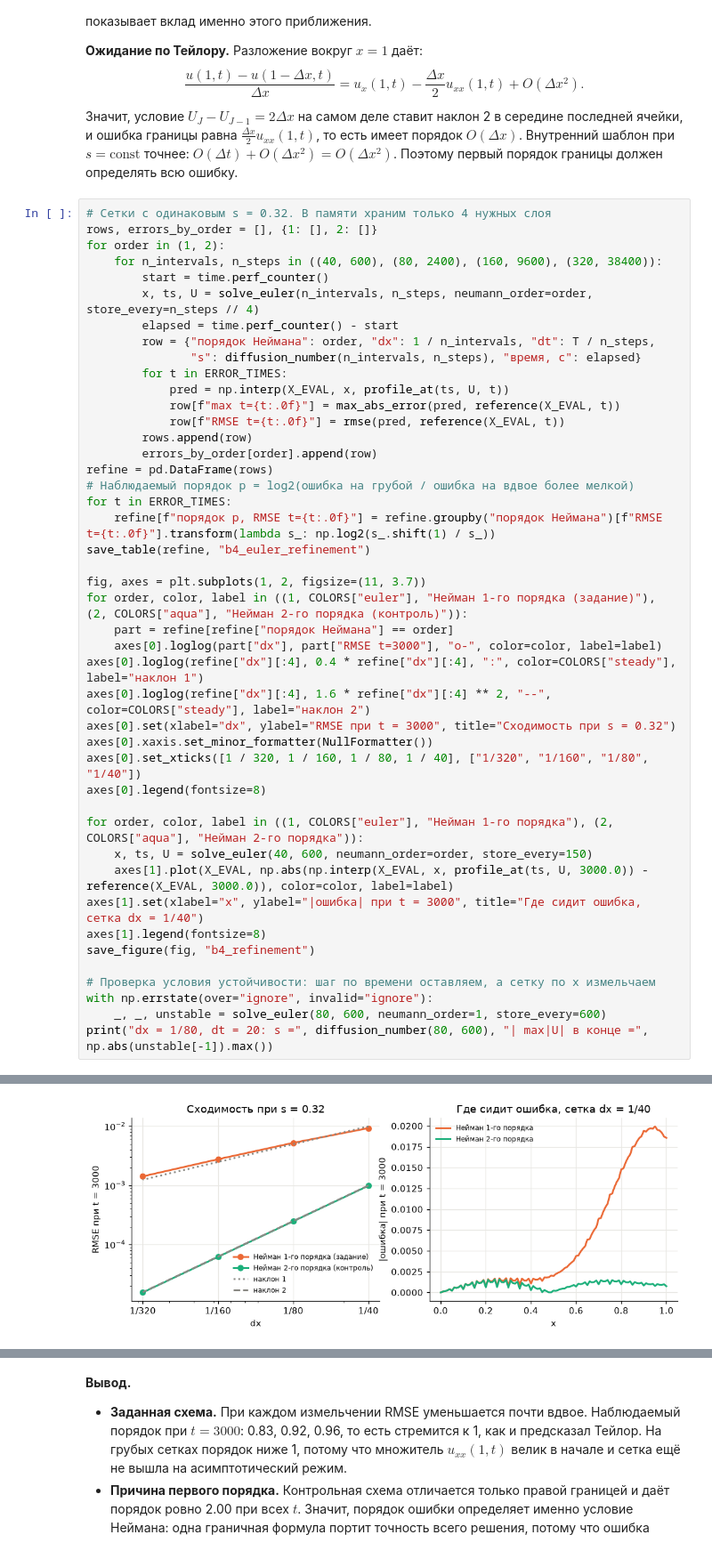
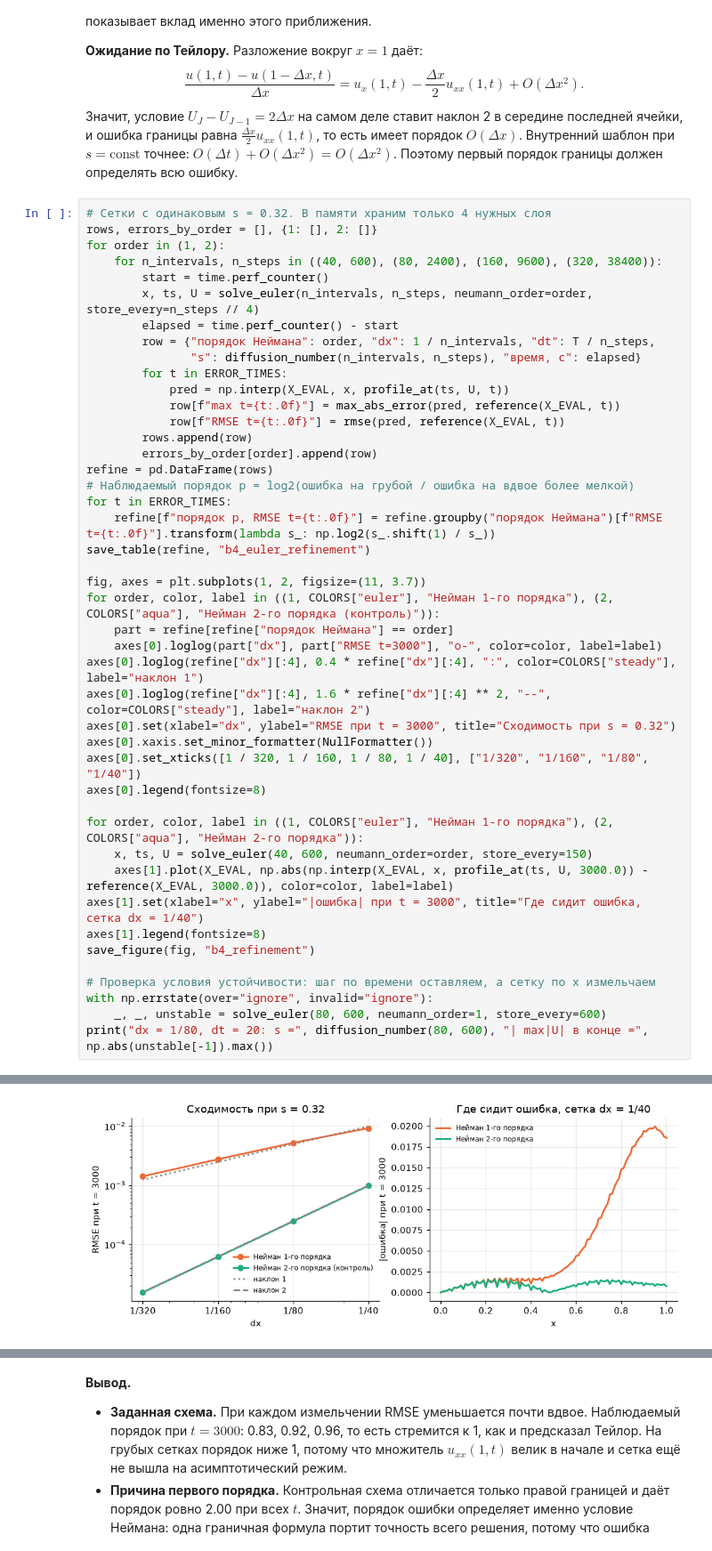
Before and after one commit to AlisherKshtykenov/pinn-heat-equation, a Jupyter notebook: forward/notebooks/forward_heat_pinn.ipynb, the cells around one changed output, grey strips where cells are left out. Shown at 89% size. Saved outputs shown, nothing was run; the diff lists cells and outputs as text.

```diff
--- a/forward/notebooks/forward_heat_pinn.ipynb
+++ b/forward/notebooks/forward_heat_pinn.ipynb
@@ -344,38 +344,38 @@ for t in ERROR_TIMES:
 save_table(refine, "b4_euler_refinement")
 
 fig, axes = plt.subplots(1, 2, figsize=(11, 3.7))
-for order, color, label in ((1, COLORS["euler"], "Нейман 1-го порядка (задание)"), (2, COLORS["aqua"], "Нейман 2-го порядка (контроль)")):
+for order, color, label in ((1, COLORS["euler"], "Нейман 1-го порядка"), (2, COLORS["aqua"], "Нейман 2-го порядка (контроль)")):
     part = refine[refine["порядок Неймана"] == order]
     axes[0].loglog(part["dx"], part["RMSE t=3000"], "o-", color=color, label=label)
 axes[0].loglog(refine["dx"][:4], 0.4 * refine["dx"][:4], ":", color=COLORS["steady"], label="наклон 1")
 axes[0].loglog(refine["dx"][:4], 1.6 * refine["dx"][:4] ** 2, "--", color=COLORS["steady"], label="наклон 2")
 axes[0].set(xlabel="dx", ylabel="RMSE при t = 3000", title="Сходимость при s = 0.32")
 axes[0].xaxis.set_minor_formatter(NullFormatter())
 axes[0].set_xticks([1 / 320, 1 / 160, 1 / 80, 1 / 40], ["1/320", "1/160", "1/80", "1/40"])
 axes[0].legend(fontsize=8)
 
 for order, color, label in ((1, COLORS["euler"], "Нейман 1-го порядка"), (2, COLORS["aqua"], "Нейман 2-го порядка")):
     x, ts, U = solve_euler(40, 600, neumann_order=order, store_every=150)
     axes[1].plot(X_EVAL, np.abs(np.interp(X_EVAL, x, profile_at(ts, U, 3000.0)) - reference(X_EVAL, 3000.0)), color=color, label=label)
 axes[1].set(xlabel="x", ylabel="|ошибка| при t = 3000", title="Где сидит ошибка, сетка dx = 1/40")
 axes[1].legend(fontsize=8)
 save_figure(fig, "b4_refinement")
 
 # Проверка условия устойчивости: шаг по времени оставляем, а сетку по x измельчаем
 with np.errstate(over="ignore", invalid="ignore"):
     _, _, unstable = solve_euler(80, 600, neumann_order=1, store_every=600)
 print("dx = 1/80, dt = 20: s =", diffusion_number(80, 600), "| max|U| в конце =", np.abs(unstable[-1]).max())
 # %% [output]
 |  | порядок Неймана | dx | dt | s | время, с | max t=3000 | RMSE t=3000 | max t=6000 | ... |
 | 0 | 1 | 2.500e-02 | 2.000e+01 | 3.200e-01 | 1.981e-03 | 1.995e-02 | 9.337e-03 | 8.519e-03 | ... |
 | 1 | 1 | 1.250e-02 | 5.000e+00 | 3.200e-01 | 7.860e-03 | 1.121e-02 | 5.262e-03 | 5.093e-03 | ... |
 | 2 | 1 | 6.250e-03 | 1.250e+00 | 3.200e-01 | 3.374e-02 | 5.907e-03 | 2.777e-03 | 2.751e-03 | ... |
 | 3 | 1 | 3.125e-03 | 3.125e-01 | 3.200e-01 | 1.407e-01 | 3.028e-03 | 1.424e-03 | 1.426e-03 | ... |
 | 4 | 2 | 2.500e-02 | 2.000e+01 | 3.200e-01 | 2.122e-03 | 1.562e-03 | 9.889e-04 | 1.182e-03 | ... |
 | 5 | 2 | 1.250e-02 | 5.000e+00 | 3.200e-01 | 8.364e-03 | 3.891e-04 | 2.473e-04 | 2.952e-04 | ... |
 | 6 | 2 | 6.250e-03 | 1.250e+00 | 3.200e-01 | 3.586e-02 | 9.772e-05 | 6.182e-05 | 7.384e-05 | ... |
 | 7 | 2 | 3.125e-03 | 3.125e-01 | 3.200e-01 | 1.544e-01 | 2.431e-05 | 1.546e-05 | 1.845e-05 | ... |
-[figure, old version]
+[figure, new version]
 dx = 1/80, dt = 20: s = 1.28 | max|U| в конце = nan
 # %% [markdown]
 **Вывод.**
```
Also changed, not shown: parts of 3 cells of this notebook, 8 other files.
